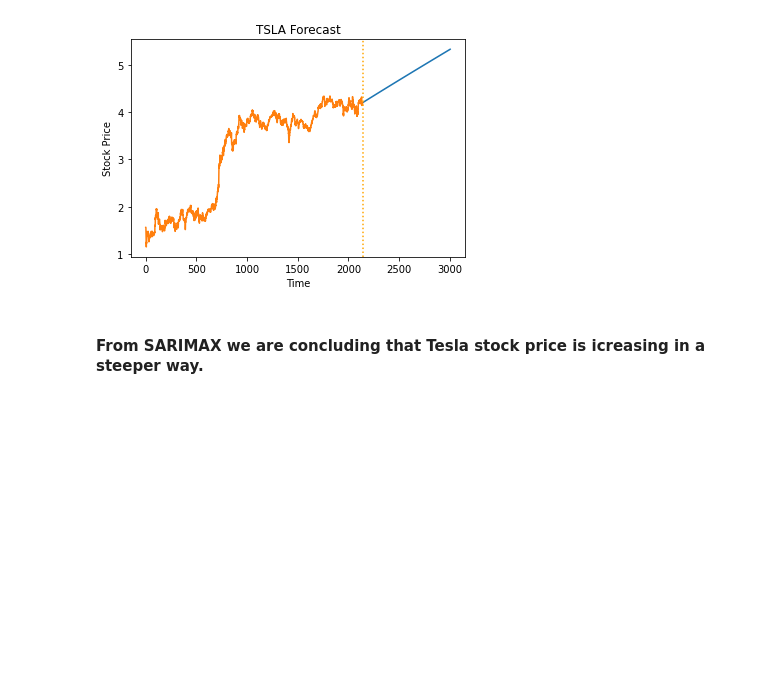
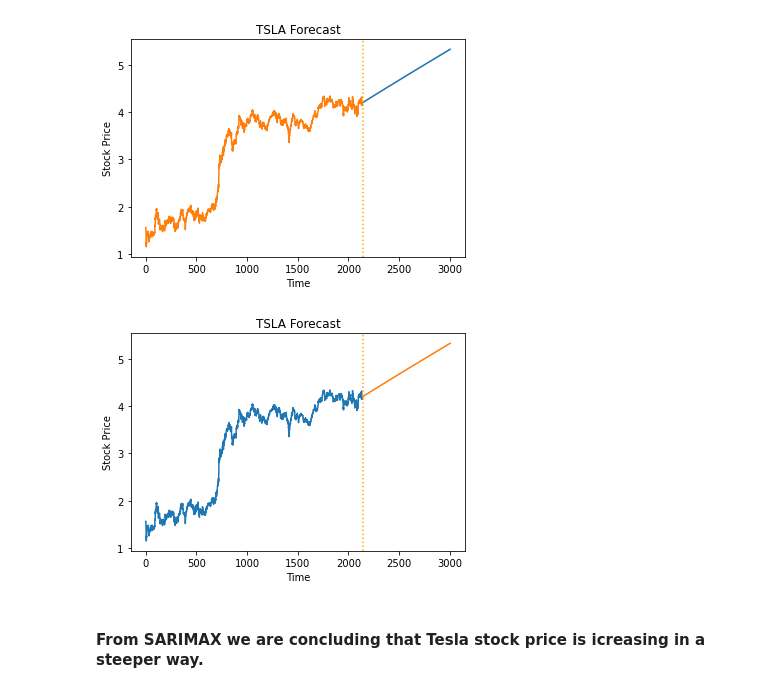
Before and after one commit to arnaldo9408/SpringBoard, a Jupyter notebook: Unit 27/Capstone_Modeling.ipynb, the cells around one changed output. Saved outputs shown, nothing was run; the diff lists cells and outputs as text; code cells hidden in the pictures; blank space fills up the shorter version.

```diff
--- a/Unit 27/Capstone_Modeling.ipynb
+++ b/Unit 27/Capstone_Modeling.ipynb
@@ -1405,6 +1405,16 @@ plt.axvline(2139, color = 'Orange', linestyle = 'dotted')
 plt.show()
 # %% [output]
 [figure]
+# %%
+plt.plot((df_log_train['TSLA']).reset_index(drop = True))
+plt.plot(df_tsla_forecast)
+plt.xlabel('Time')
+plt.ylabel('Stock Price')
+plt.title('TSLA Forecast')
+plt.axvline(2139, color = 'Orange', linestyle = 'dotted')
+plt.show()
+# %% [output]
+[figure, added]
 # %% [markdown]
 #### From SARIMAX we are concluding that Tesla stock price is icreasing in a steeper way.
 # %% [markdown]
```
Also changed, not shown: parts of 24 cells of this notebook.
